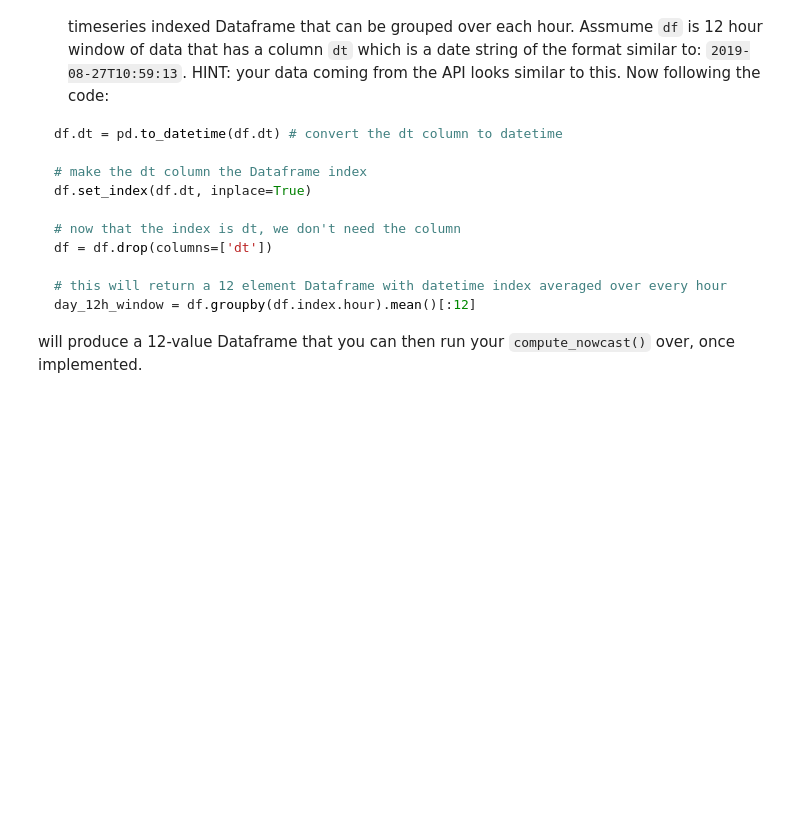
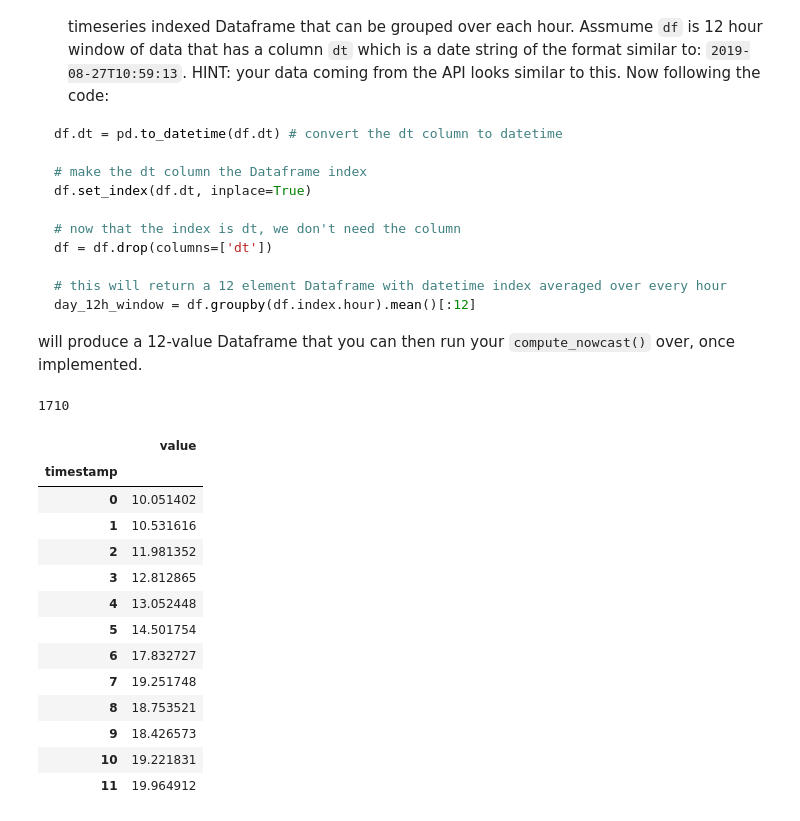
Before and after one commit to chezka-sino/mcis6273_f19_datamining, a Jupyter notebook: homework/hw0/hw0.ipynb, the cells around one changed output. Cells and saved outputs as stored; diff of their text form; code cells hidden in the pictures; blank space fills up the shorter version.

```diff
--- a/homework/hw0/hw0.ipynb
+++ b/homework/hw0/hw0.ipynb
@@ -652,0 +710,29 @@ will produce a 12-value Dataframe that you can then run your `compute_nowcast()`
+# %%
+df_25.timestamp = pd.to_datetime(df_25.timestamp)
+# %%
+df_25.set_index(df_25.timestamp, inplace=True)
+# %%
+df_25 = df_25.drop(columns=['timestamp'])
+# %%
+df25_12hours = df_25.loc["2019-09-03 00:00:00":"2019-09-03 12:00:00"]
+len(df25_12hours)
+# %% [output]
+1710
+# %%
+day_12h_window = df_25.groupby(df_25.index.hour).mean()[:12]
+day_12h_window
+# %% [output]
+|  | value |
+| timestamp |  |
+| 0 | 10.051402 |
+| 1 | 10.531616 |
+| 2 | 11.981352 |
+| 3 | 12.812865 |
+| 4 | 13.052448 |
+| 5 | 14.501754 |
+| 6 | 17.832727 |
+| 7 | 19.251748 |
+| 8 | 18.753521 |
+| 9 | 18.426573 |
+| 10 | 19.221831 |
+| 11 | 19.964912 |
```
Also changed, not shown: parts of 15 cells of this notebook, 2 other files.
